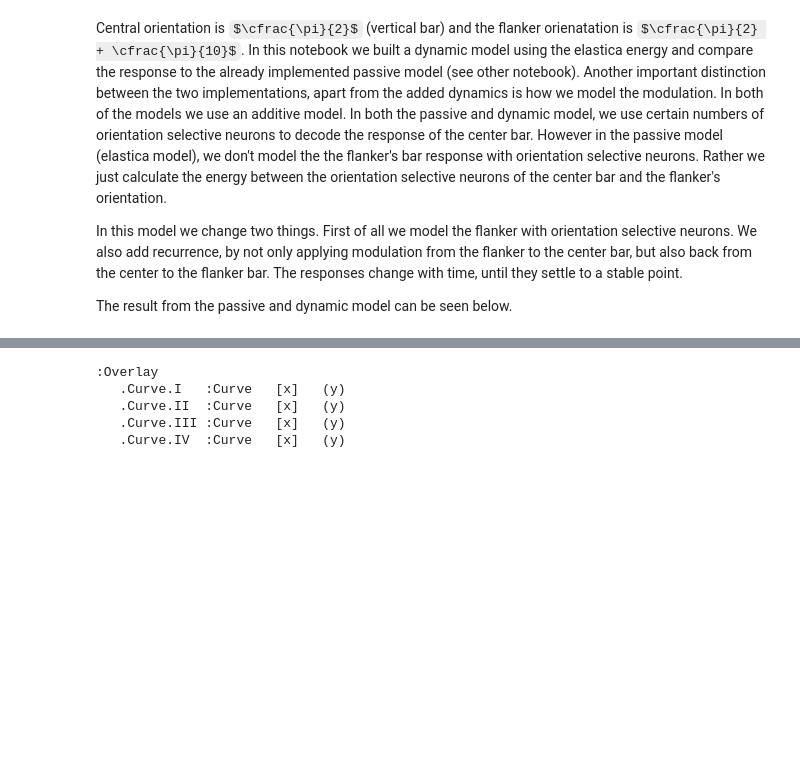
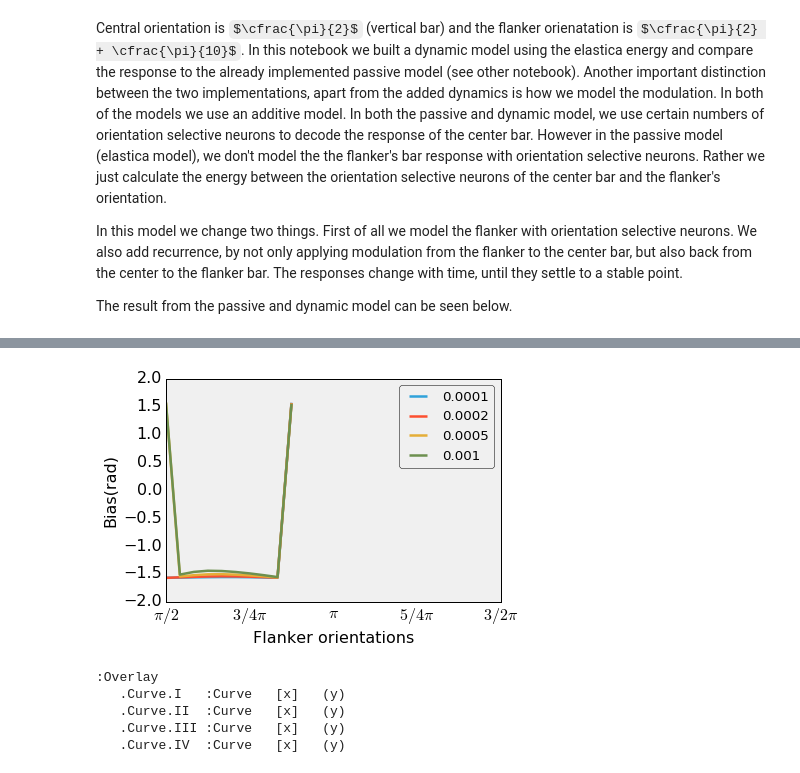
Before and after one commit to masenov/HonoursProject, a Jupyter notebook: Python/Experiments2_fig.5(C).ipynb, the cells around one changed output, grey strips where cells are left out. Saved outputs shown, nothing was run; the diff lists cells and outputs as text; code cells hidden in the pictures; some formulas as TeX source; blank space fills up the shorter version.

Commit message:
experiments

```diff
--- a/Python/Experiments2_fig.5(C).ipynb
+++ b/Python/Experiments2_fig.5(C).ipynb
@@ -101,22 +101,24 @@ def calculateMatrix3(x,y):
     return matrix2
     #showWeights(matrix, fig_size=10)
 # %%
-number_of_experiments = 10
+number_of_experiments = 25
 setNumberOfColors(number_of_experiments)
 timesteps = 50
 tau = 6
 orientations = np.arange(0, np.pi, np.pi/nosn)
+
+
+theta = np.linspace(np.pi/2,np.pi, number_of_experiments)
+r = np.sqrt(0.6)
+# compute x1 and x2
+x1 = r*np.cos(theta)
+y1 = r*np.sin(theta)
 
 flanker_orientation = pl.linspace(pl.pi/2,pl.pi,number_of_experiments)
 flanker_orientation = np.ones(number_of_experiments)*pl.pi/2*x1 + pl.pi/2
 flankers = np.zeros((timesteps,number_of_experiments))
 centers = np.zeros((timesteps,number_of_experiments))
 
-theta = np.linspace(np.pi/2,np.pi, number_of_experiments)
-r = np.sqrt(0.6)
-# compute x1 and x2
-x1 = r*np.cos(theta)
-y1 = r*np.sin(theta)
 
 for i in range(number_of_experiments):
     for j in range(a.shape[0]):
@@ -166,3 +176,17 @@ plt.show()
+# %%
+import matplotlib as mpl
+mpl.rcParams.update({'font.size':16})
+for i in np.arange(0,a.shape[0],1):
+    name = 'cen' + str(i) + ','
+    exec(name + " = plt.plot(centers[i,:]-np.pi/2, label=a[i])")
+plt.legend(handles=[cen0,cen1,cen2,cen3])
+plt.xlim([0,24])
+plt.xticks([0,6,12,18,24],[r'$\pi/2$', r'$3/4\pi$', r'$\pi$', r'$5/4\pi$', r'$3/2\pi$'])
+plt.xlabel('Flanker orientations')
+plt.ylabel('Bias(rad)')
+plt.savefig('../Report/Pictures/experiments/fig5/figC/d_cen.png', dpi=200,bbox_inches='tight')
+# %% [output]
+[figure, added]
 # %%
 %output size=300
 #centers[centers<1] = np.pi
```
Also changed, not shown: parts of 3 cells of this notebook, 15 other files.
